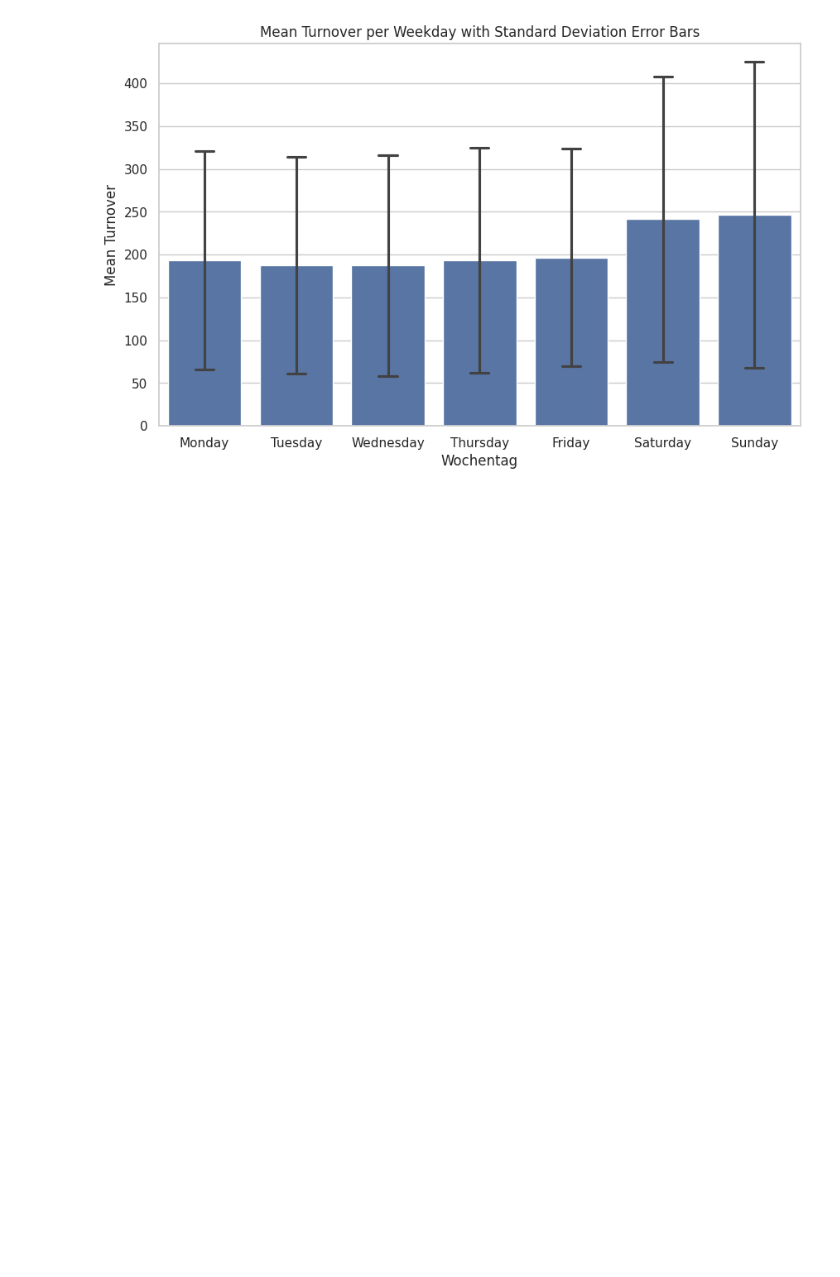
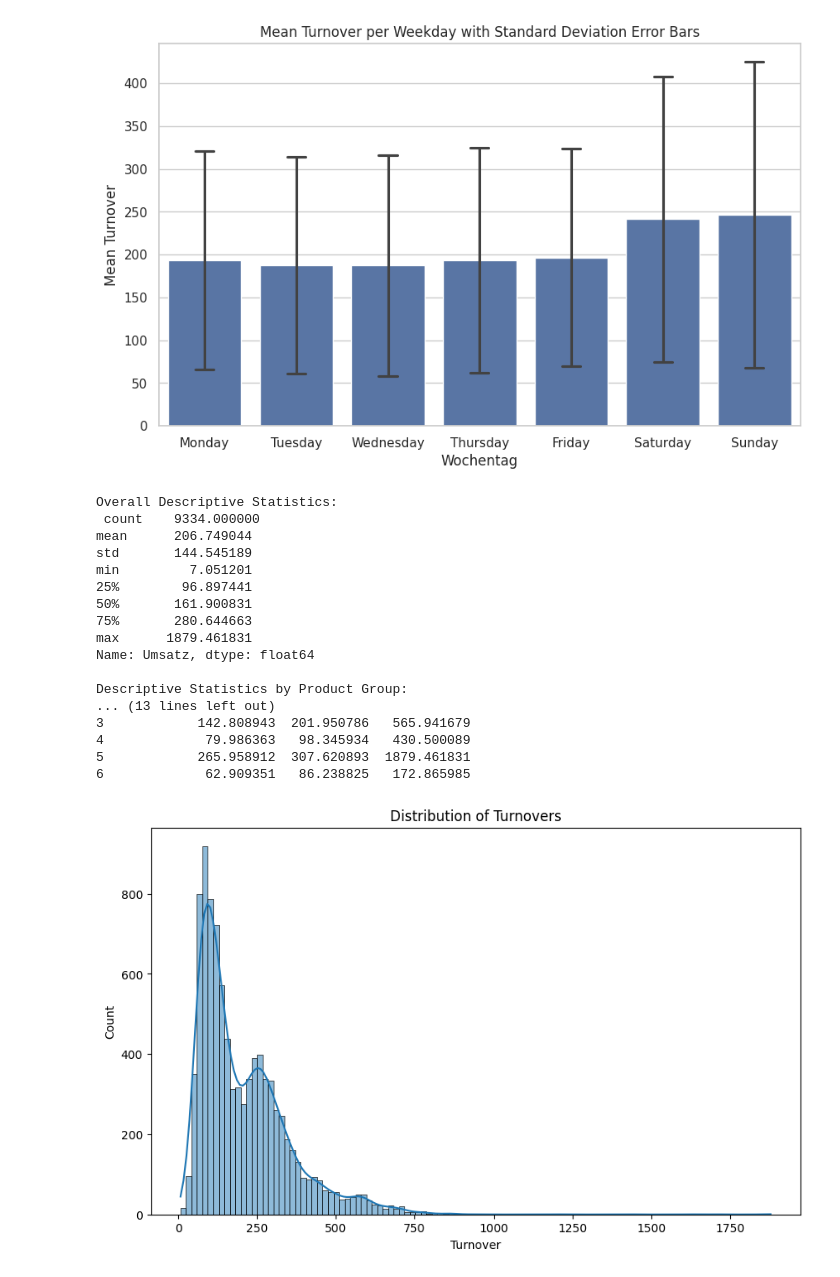
Before and after one commit to tomato-user2/data_science, a Jupyter notebook: exerciseI.ipynb, the cells around one changed output. Cells and saved outputs as stored; diff of their text form; code cells hidden in the pictures; blank space fills up the shorter version.

```diff
--- a/exerciseI.ipynb
+++ b/exerciseI.ipynb
@@ -93,3 +93,72 @@ plt.title('Mean Turnover per Weekday with Standard Deviation Error Bars')
 plt.show()
 # %% [output]
 [figure]
+# %%
+import pandas as pd
+import numpy as np
+import matplotlib.pyplot as plt
+import seaborn as sns
+
+# Assuming your data is in a CSV file named "data.csv"
+data = pd.read_csv('umsatzdaten_gekuerzt.csv')
+
+# Convert the 'Datum' column to date format
+data['Datum'] = pd.to_datetime(data['Datum'])
+
+# Convert 'Warengruppe' to categorical type
+data['Warengruppe'] = data['Warengruppe'].astype('category')
+
+# Overall descriptive statistics
+overall_stats = data['Umsatz'].describe()
+
+# Descriptive statistics by product group
+group_stats = data.groupby('Warengruppe')['Umsatz'].describe()
+
+print("Overall Descriptive Statistics:\n", overall_stats)
+print("\nDescriptive Statistics by Product Group:\n", group_stats)
+
+# Histogram of turnovers
+plt.figure(figsize=(10, 6))
+sns.histplot(data['Umsatz'], kde=True)
+plt.title('Distribution of Turnovers')
+plt.xlabel('Turnover')
+plt.show()
+
+# Boxplot of turnovers by product group
+plt.figure(figsize=(10, 6))
+sns.boxplot(x='Warengruppe', y='Umsatz', data=data)
+plt.title('Boxplot of Turnovers by Product Group')
+plt.show()
+
+# Line plot of turnovers over time by product group
+plt.figure(figsize=(12, 8))
+sns.lineplot(x='Datum', y='Umsatz', hue='Warengruppe', data=data)
+plt.title('Turnover Over Time by Product Group')
+plt.show()
+
+# Bar chart of total turnover by product group
+total_turnover_by_group = data.groupby('Warengruppe')['Umsatz'].sum()
+total_turnover_by_group.plot(kind='bar')
+plt.title('Total Turnover by Product Group')
+plt.ylabel('Total Turnover')
+plt.xlabel('Product Group')
+plt.show()
+# %% [output]
+Overall Descriptive Statistics:
+ count    9334.000000
+mean      206.749044
+std       144.545189
+min         7.051201
+25%        96.897441
+50%       161.900831
+75%       280.644663
+max      1879.461831
+Name: Umsatz, dtype: float64
+
+Descriptive Statistics by Product Group:
+... (13 lines left out)
+3            142.808943  201.950786   565.941679
+4             79.986363   98.345934   430.500089
+5            265.958912  307.620893  1879.461831
+6             62.909351   86.238825   172.865985
+[figure, added]
```
Also changed, not shown: parts of 2 cells of this notebook, 1 other file.
